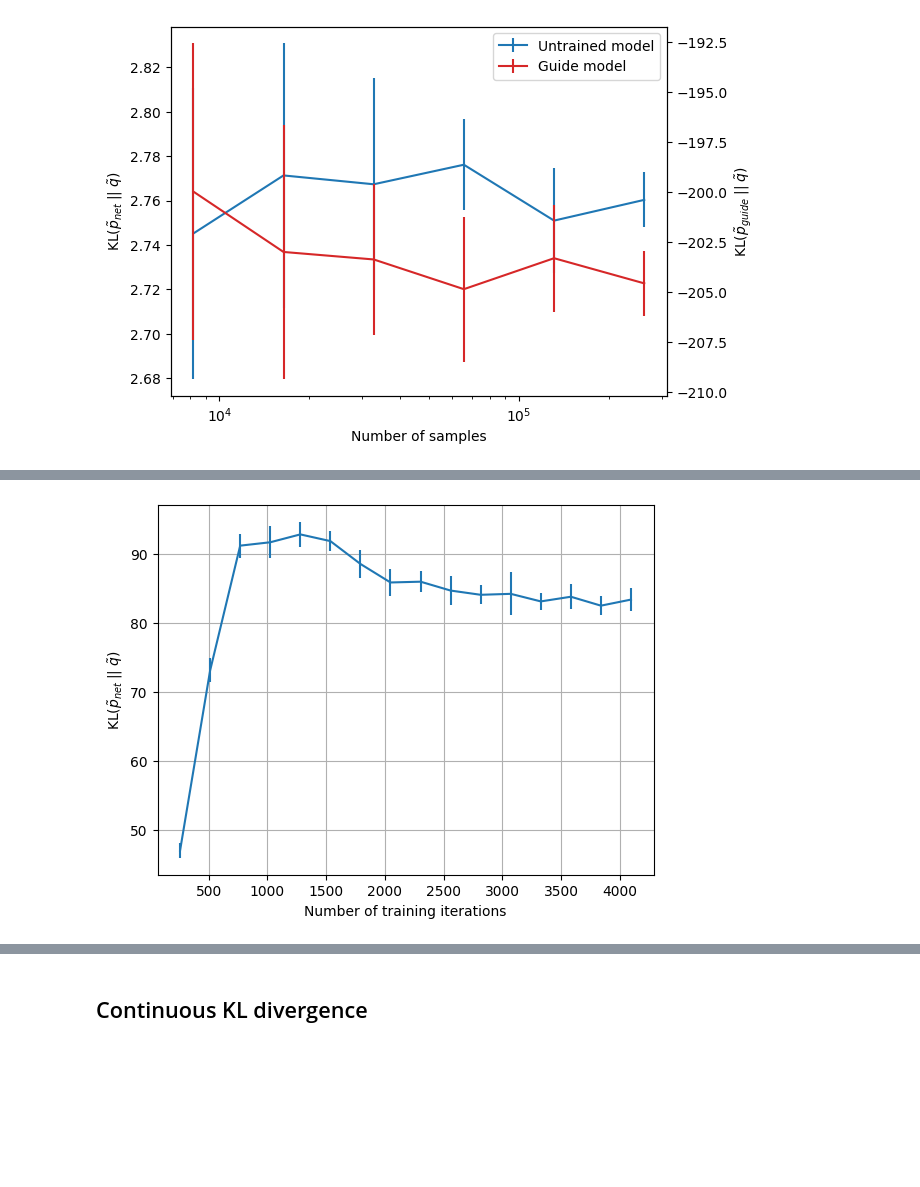
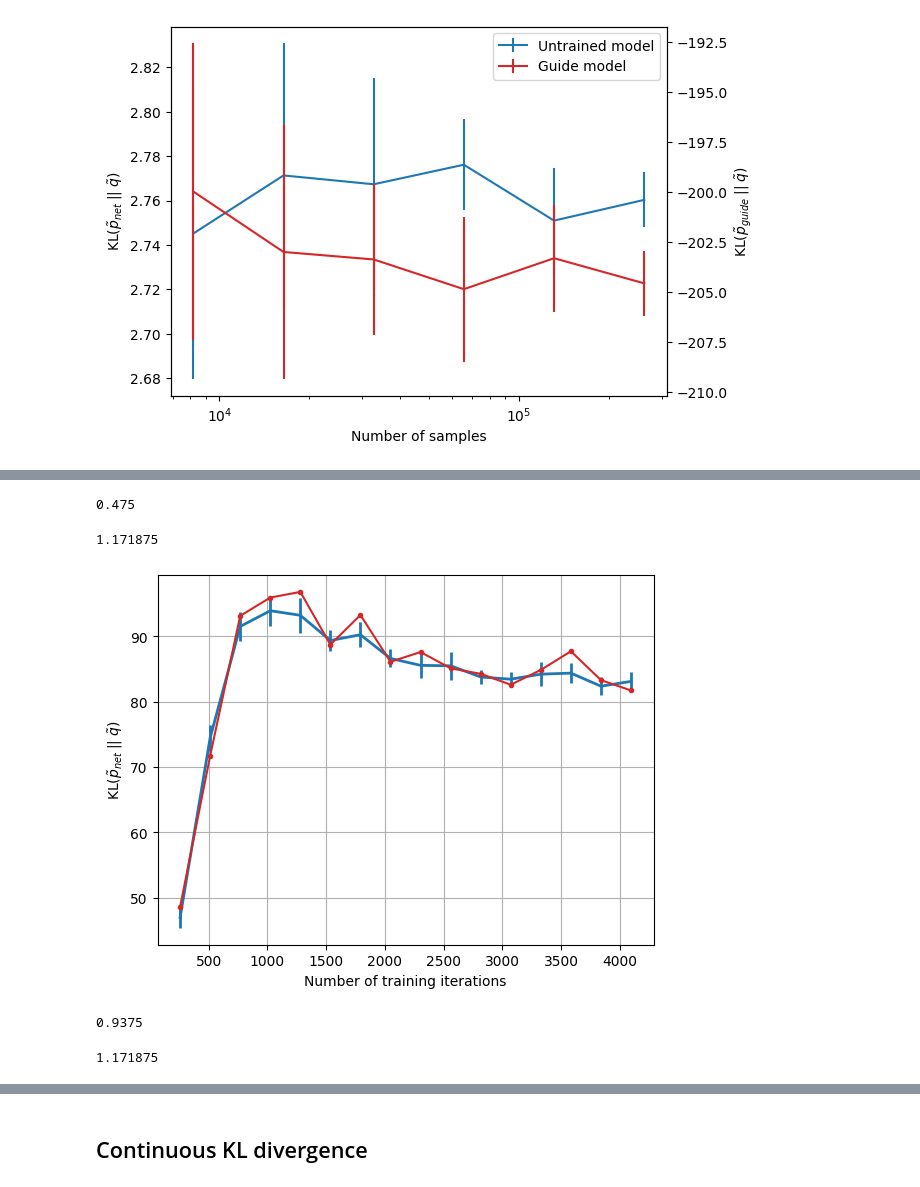
Before and after one commit to 0xInfty/Autoguided, a Jupyter notebook: TestKLDivergence.ipynb, the cells around one changed output, grey strips where cells are left out. Saved outputs shown, nothing was run; the diff lists cells and outputs as text; code cells hidden in the pictures; blank space fills up the shorter version.

```diff
--- a/TestKLDivergence.ipynb
+++ b/TestKLDivergence.ipynb
@@ -49,7 +49,7 @@ ema_std=0.010
 # Guidance parameters
 guidance=False
 guidance_weight=3
-guide_path = os.path.join(dirs.MODELS_HOME, "ToyExample", "10_EarlyStopACID_Ref_iter0512.pkl")
+guide_path = os.path.join(dirs.MODELS_HOME, "ToyExample", "10_EarlyStopACID", "Ref", "iter0512.pkl")
 guide_interpolation=False
 
 # ACID parameters
@@ -307,5 +309,5 @@ plt.legend([l0, l1], ["Untrained model", "Guide model"])
 # %%
-checkpoints_path = os.path.join(dirs.MODELS_HOME, "ToyExample", "10_EarlyStopACID_InvertedGuideACID")
+checkpoints_path = os.path.join(dirs.MODELS_HOME, "ToyExample", "10_EarlyStopACID", "InvertedGuideACID")
 
 checkpoints = os.listdir(checkpoints_path)
 checkpoints = vtext.filter_by_string_must(checkpoints, ".pkl")
@@ -313,3 +315,25 @@ checkpoints = vtext.filter_by_string_must(checkpoints, "learner", must=False)
 checkpoints.sort()
 checkpoints_filepaths = [os.path.join(checkpoints_path, filename) for filename in checkpoints]
 n_iterations = [vtext.find_numbers(filename)[0] for filename in checkpoints]
+# %%
+n_samples = 1<<16
+
+results, mean_results, std_results = [], [], []
+for filepath in checkpoints_filepaths:
+
+    # Load checkpoint
+    with builtins.open(filepath, "rb") as f:
+        model = pickle.load(f).to(device)
+    these_results = []
+
+    # Estimate 10 times
+    for k in range(10):
+        kl_div = estimate_torch_KL_divergence(model, n_samples)
+        these_results.append( kl_div )
+        if k==0: results.append( kl_div )
+
+    # Get mean and standard deviation
+    mean_results.append( float(np.mean( these_results )) )
+    std_results.append( float(np.std( these_results )) )
+
+del these_results
@@ -316,26 +349,39 @@ n_iterations = [vtext.find_numbers(filename)[0] for filename in checkpoints]
 # %%
 n_samples = 1<<17
 
-mean_results, std_results = [], []
+results, mean_results, std_results = [], [], []
 for filepath in checkpoints_filepaths:
 
     # Load checkpoint
     with builtins.open(filepath, "rb") as f:
         model = pickle.load(f).to(device)
-    results = []
+    these_results = []
 
     # Estimate 10 times
     for k in range(10):
-        results.append( estimate_torch_KL_divergence(model, n_samples) )
+        kl_div = estimate_torch_KL_divergence(model, n_samples)
+        these_results.append( kl_div )
+        if k==0: results.append( kl_div )
 
     # Get mean and standard deviation
-    mean_results.append( float(np.mean( results )) )
-    std_results.append( float(np.std( results )) )
+    mean_results.append( float(np.mean( these_results )) )
+    std_results.append( float(np.std( these_results )) )
+
+del these_results
+# %%
+(1*60+16)/len(checkpoints_filepaths)/10
+# %% [output]
+0.475
+# %%
+60*(60+20)/4096
+# %% [output]
+1.171875
 # %%
 plt.figure()
-plt.errorbar(n_iterations, mean_results, std_results, color="C0")
+plt.errorbar(n_iterations, mean_results, std_results, color="C0", linewidth=2)
+plt.plot(n_iterations, results, ".-", color="C3", zorder=100)
 plt.ylabel(r"KL$(\tilde{p}_{net}\;||\;\tilde{q})$");
 plt.xlabel("Number of training iterations");
 plt.grid()
 # %% [output]
-[figure, old version]
+[figure, new version]
@@ -341,0 +410,8 @@ plt.grid()
+# %%
+(2*60+30)/len(checkpoints_filepaths)/10
+# %% [output]
+0.9375
+# %%
+60*(60+20)/4096
+# %% [output]
+1.171875
```
Also changed, not shown: parts of 45 cells of this notebook.
